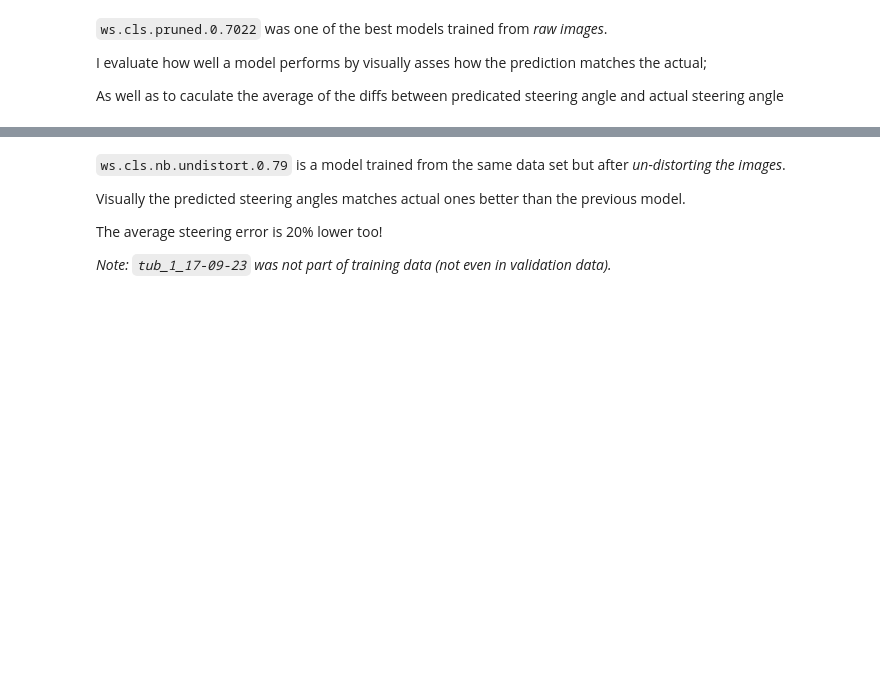
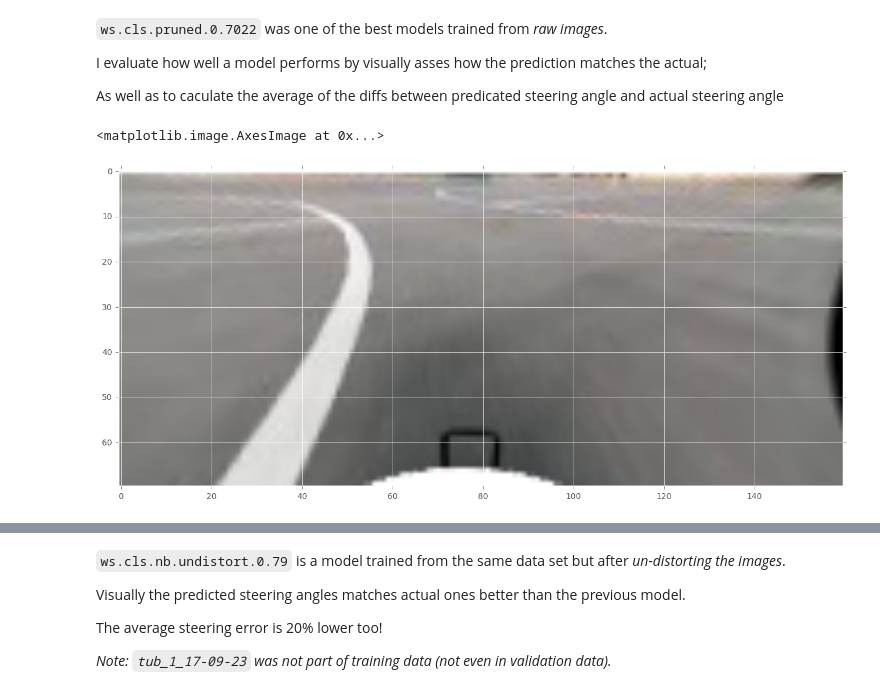
Before and after one commit to test-v1/notebooks-1, a Jupyter notebook: donkeycar/undistorted images.ipynb, the cells around one changed output, grey strips where cells are left out. Cells and saved outputs as stored; diff of their text form; code cells hidden in the pictures; blank space fills up the shorter version.

```diff
--- a/donkeycar/undistorted images.ipynb
+++ b/donkeycar/undistorted images.ipynb
@@ -57,9 +57,6 @@ def undistort_dataset(dataset):
     return (np.asarray([undistort(img, balance=0.6) for img in dataset[0]]), dataset[1], dataset[2])
 # %%
 dataset = dataset_from_tub("../../donkeycar/d2/data.ws.test/tub_1_17-09-23", limit=-1)
-plt.figure()
-plt.imshow(dataset[0][100])
-plt.figure()
-plt.imshow(undistort_dataset(dataset)[0][100])
+img = dataset[0][100]
 # %% [output]
 Tub does exist
@@ -72,4 +66,11 @@ Tub does exist
 I evaluate how well a model performs by visually asses how the prediction matches the actual;
 
 As well as to caculate the average of the diffs between predicated steering angle and actual steering angle
+# %%
+plt.figure()
+
+plt.imshow(img[9:79,:,:])
+# %% [output]
+<matplotlib.image.AxesImage at 0x...>
+[figure, added]
 # %%
```
Also changed, not shown: parts of 8 cells of this notebook, 1 other file.
